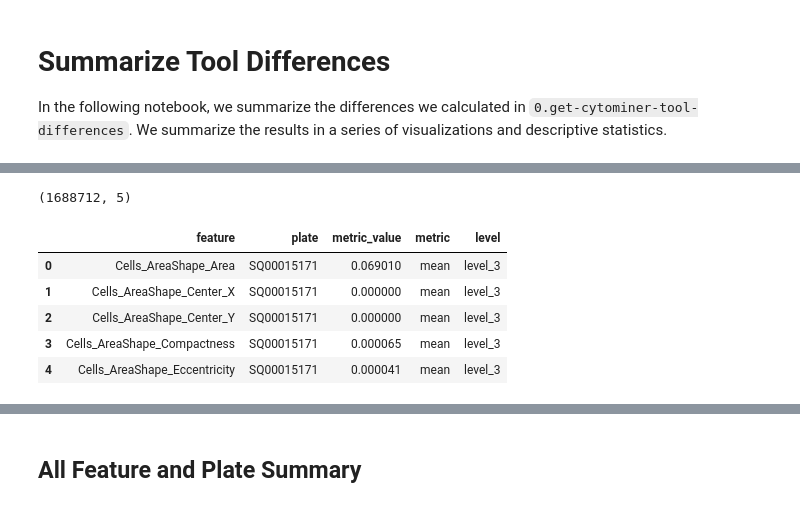
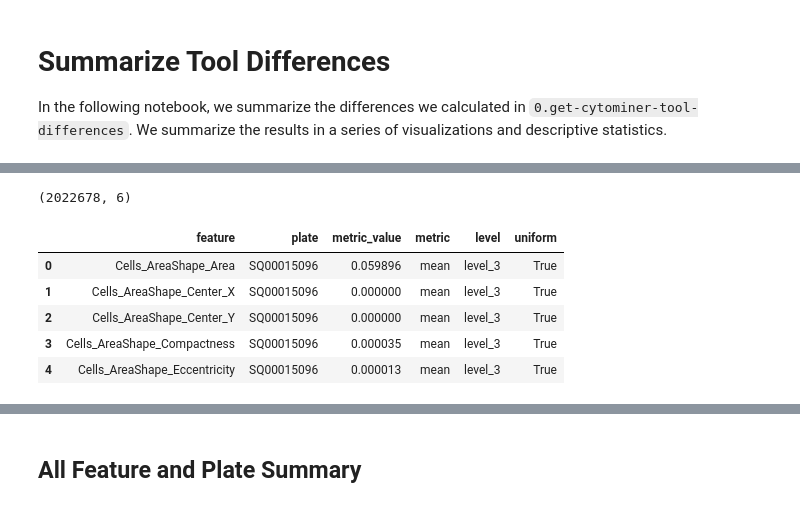
Before and after one commit to broadinstitute/lincs-cell-painting, a Jupyter notebook: comparison/1.summarize-cytominer-tool-differences.ipynb, the cells around one changed output, grey strips where cells are left out. Saved outputs shown, nothing was run; the diff lists cells and outputs as text; code cells hidden in the pictures.

```diff
--- a/comparison/1.summarize-cytominer-tool-differences.ipynb
+++ b/comparison/1.summarize-cytominer-tool-differences.ipynb
@@ -20,7 +20,7 @@ from util import generate_output_filenames
 # %%
 # Set constants
 input_dir = "results"
-levels = ["level_3", "level_4a", "level_4b"]
+levels = ["level_3", "level_4a", "level_4b", "pycytominer_select"]
 metrics = ["mean", "median", "sum"]
 
 # Set output directory
@@ -74 +74,6 @@ summary_df.head()
 [interactive output not drawn]
+# %%
+# Isolate the outlier plates that were processed by Cytominer in a different way
+# See https://github.com/broadinstitute/lincs-cell-painting/issues/3#issuecomment-591994451
+nonuniform_plates = summary_df.query("level_3_complete_median_diff > 1").plate.tolist()
+nonuniform_plates
@@ -74,0 +92,3 @@ summary_df.head()
+# %%
+# Since we know that these were processed differently, remove from the comparison
+summary_df = summary_df.query("plate not in @nonuniform_plates").reset_index(drop=True)
@@ -84,6 +106,9 @@ summary_df.plate = pd.Categorical(
 # Process summary dataframe
 summary_melted_df = []
 for level in levels:
+    # Summary for pycytominer select not shown to reduce comparison size
+    if level == "pycytominer_select":
+        continue
     for metric in metrics:
         col_name = f"{level}_complete_{metric}_diff"
         subset_df = (
@@ -94,6 +119,10 @@ for level in levels:
         summary_melted_df.append(subset_df)
 
 summary_melted_df = pd.concat(summary_melted_df).reset_index(drop=True)
+summary_melted_df = summary_melted_df.assign(uniform=True)
+summary_melted_df.loc[
+    summary_melted_df.plate.isin(nonuniform_plates), "uniform"
+] = False
 
 print(summary_melted_df.shape)
 summary_melted_df.head()
@@ -150,39 +177,47 @@ summary_metric_zoom_gg
 # %%
 # Wrangle output metric data to be plot ready
 all_feature_results_df = []
 for level in levels:
     for metric in metrics:
         plot_ready_df = (
             results_files[level][metric]
             .reset_index()
             .rename({"index": "feature"}, axis="columns")
             .melt(id_vars="feature", var_name="plate", value_name="metric_value")
             .assign(metric=metric, level=level)
         )
         all_feature_results_df.append(plot_ready_df)
 
 all_feature_results_df = pd.concat(all_feature_results_df).reset_index(drop=True)
 
 # Predetermine feature order
 feature_order = sorted(list(set(all_feature_results_df.feature)))
 
+all_feature_results_df = all_feature_results_df.assign(uniform=True)
+all_feature_results_df.loc[
+    all_feature_results_df.plate.isin(nonuniform_plates), "uniform"
+] = False
+
 all_feature_results_df.plate = pd.Categorical(
     all_feature_results_df.plate, categories=plate_order, ordered=True
 )
 all_feature_results_df.feature = pd.Categorical(
     all_feature_results_df.feature, categories=feature_order, ordered=True
 )
 
+# Select only the uniform plates
+all_feature_results_df = all_feature_results_df.query("uniform")
+
 print(all_feature_results_df.shape)
 all_feature_results_df.head()
 # %% [output]
-(1688712, 5)
+(2022678, 6)
-|  | feature | plate | metric_value | metric | level |
-| 0 | Cells_AreaShape_Area | SQ00015171 | 0.069010 | mean | level_3 |
-| 1 | Cells_AreaShape_Center_X | SQ00015171 | 0.000000 | mean | level_3 |
-| 2 | Cells_AreaShape_Center_Y | SQ00015171 | 0.000000 | mean | level_3 |
-| 3 | Cells_AreaShape_Compactness | SQ00015171 | 0.000065 | mean | level_3 |
-| 4 | Cells_AreaShape_Eccentricity | SQ00015171 | 0.000041 | mean | level_3 |
+|  | feature | plate | metric_value | metric | level | uniform |
+| 0 | Cells_AreaShape_Area | SQ00015096 | 0.059896 | mean | level_3 | True |
+| 1 | Cells_AreaShape_Center_X | SQ00015096 | 0.000000 | mean | level_3 | True |
+| 2 | Cells_AreaShape_Center_Y | SQ00015096 | 0.000000 | mean | level_3 | True |
+| 3 | Cells_AreaShape_Compactness | SQ00015096 | 0.000035 | mean | level_3 | True |
+| 4 | Cells_AreaShape_Eccentricity | SQ00015096 | 0.000013 | mean | level_3 | True |
 [interactive output not drawn]
 # %% [markdown]
 ## All Feature and Plate Summary
```
Also changed, not shown: parts of 12 cells of this notebook, 1 other file.
